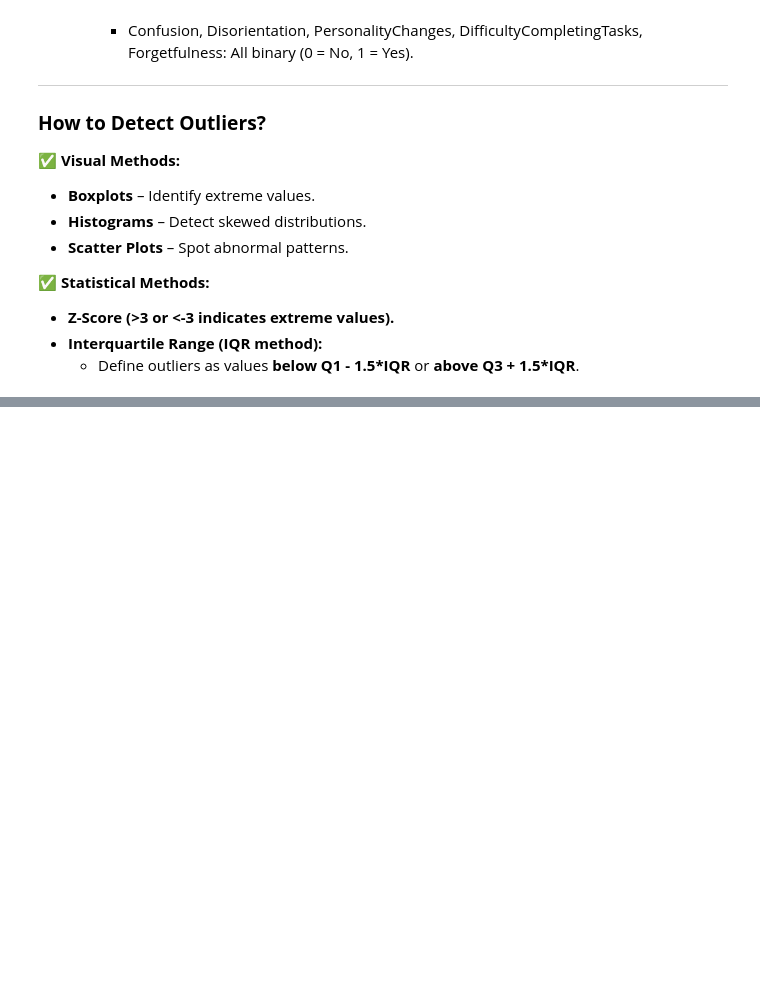
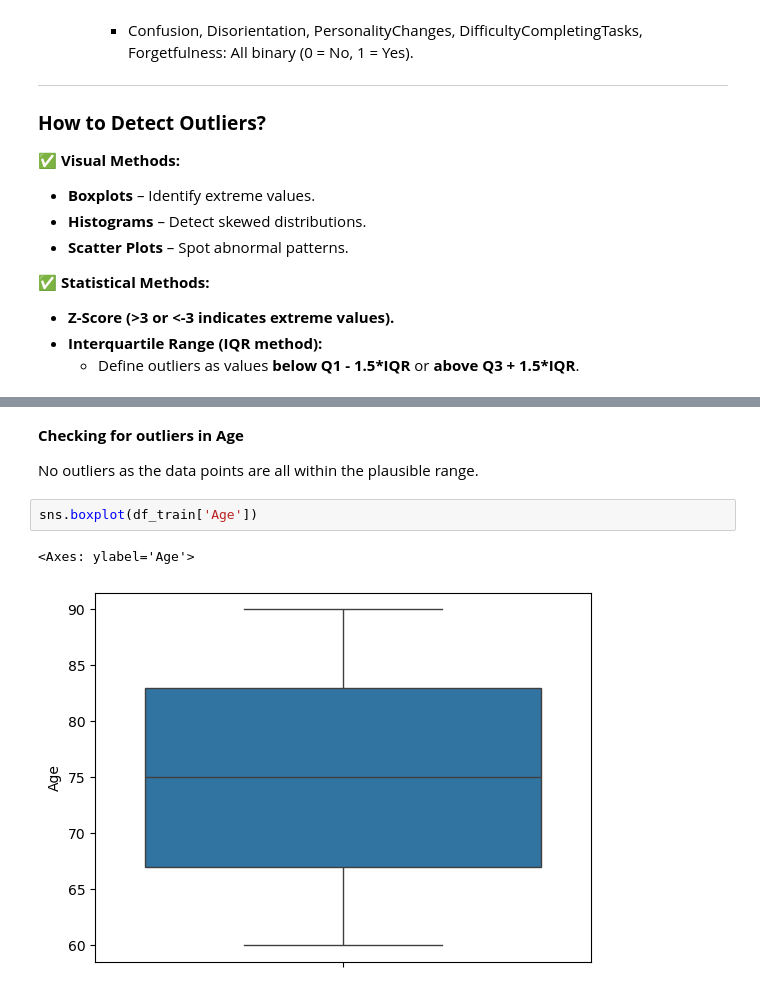
Before and after one commit to mgamankwah/alzheimers_risk_prediction, a Jupyter notebook: scripts/EDA.ipynb, the cells around one changed output, grey strips where cells are left out. Cells and saved outputs as stored; diff of their text form; blank space fills up the shorter version.

```diff
--- a/scripts/EDA.ipynb
+++ b/scripts/EDA.ipynb
@@ -210,0 +221,9 @@ sns.boxplot(df_train[check_for_outliers])
+# %% [markdown]
+**Checking for outliers in Age**
+
+No outliers as the data points are all within the plausible range.
+# %%
+sns.boxplot(df_train['Age'])
+# %% [output]
+<Axes: ylabel='Age'>
+[figure, added]
```
Also changed, not shown: parts of 11 cells of this notebook.
